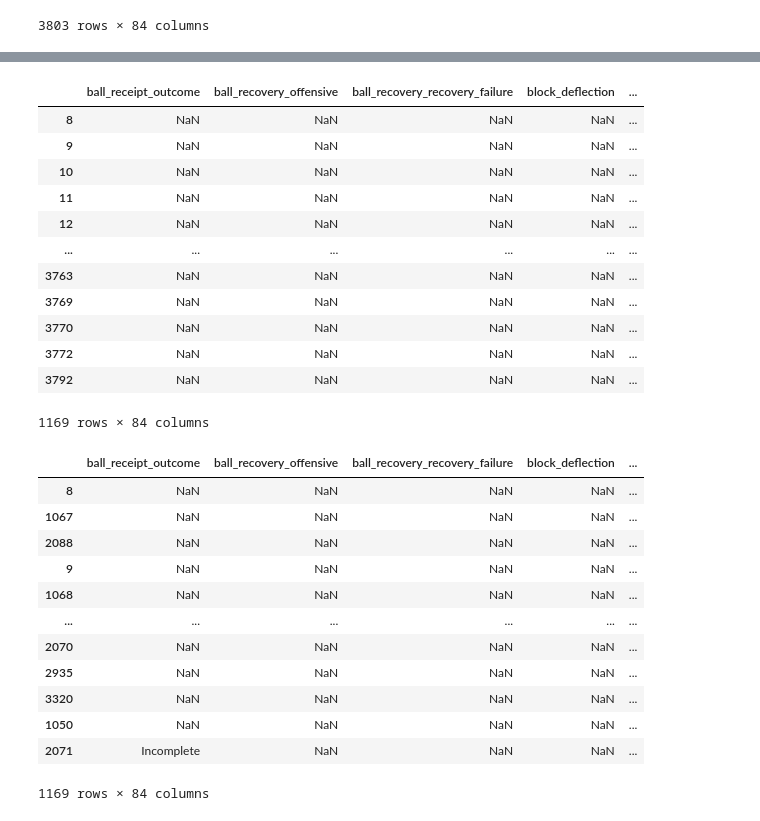
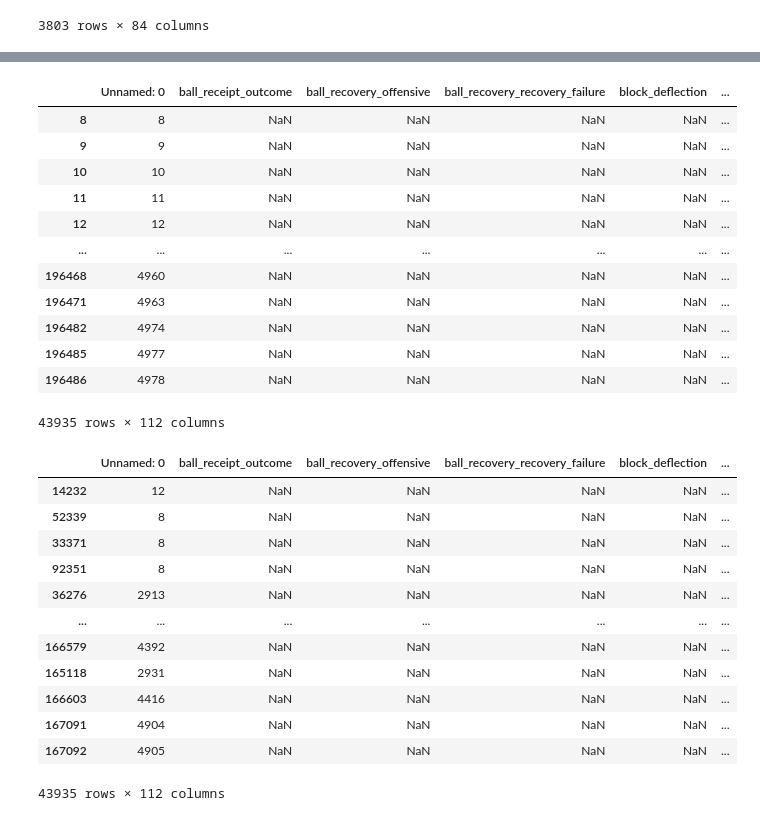
Before and after one commit to ryaa2020/Throw-ins-Gain-the-Upper-Hand, a Jupyter notebook: firstContact.ipynb, the cells around one changed output, grey strips where cells are left out. Cells and saved outputs as stored; diff of their text form; code cells hidden in the pictures.

```diff
--- a/firstContact.ipynb
+++ b/firstContact.ipynb
@@ -67,3 +68,6 @@ Data columns (total 84 columns):
  83  under_pressure                  788 non-null    object
 dtypes: float64(5), int64(7), object(72)
 memory usage: 2.4+ MB
+# %%
+df_allData = pd.read_csv('fulldata.csv')
+df_allData
@@ -70,35 +88,35 @@ memory usage: 2.4+ MB
 # %%
-df_throwIn = df_events.loc[df_events['play_pattern'] == 'From Throw In']
+df_throwIn = df_allData.loc[df_allData['play_pattern'] == 'From Throw In']
 df_throwIn
 # %% [output]
-|  | ball_receipt_outcome | ball_recovery_offensive | ball_recovery_recovery_failure | block_deflection | ... |
-| 8 | NaN | NaN | NaN | NaN | ... |
-| 9 | NaN | NaN | NaN | NaN | ... |
-| 10 | NaN | NaN | NaN | NaN | ... |
-| 11 | NaN | NaN | NaN | NaN | ... |
-| 12 | NaN | NaN | NaN | NaN | ... |
-| ... | ... | ... | ... | ... | ... |
-| 3763 | NaN | NaN | NaN | NaN | ... |
-| 3769 | NaN | NaN | NaN | NaN | ... |
-| 3770 | NaN | NaN | NaN | NaN | ... |
-| 3772 | NaN | NaN | NaN | NaN | ... |
-| 3792 | NaN | NaN | NaN | NaN | ... |
+|  | Unnamed: 0 | ball_receipt_outcome | ball_recovery_offensive | ball_recovery_recovery_failure | block_deflection | ... |
+| 8 | 8 | NaN | NaN | NaN | NaN | ... |
+| 9 | 9 | NaN | NaN | NaN | NaN | ... |
+| 10 | 10 | NaN | NaN | NaN | NaN | ... |
+| 11 | 11 | NaN | NaN | NaN | NaN | ... |
+| 12 | 12 | NaN | NaN | NaN | NaN | ... |
+| ... | ... | ... | ... | ... | ... | ... |
+| 196468 | 4960 | NaN | NaN | NaN | NaN | ... |
+| 196471 | 4963 | NaN | NaN | NaN | NaN | ... |
+| 196482 | 4974 | NaN | NaN | NaN | NaN | ... |
+| 196485 | 4977 | NaN | NaN | NaN | NaN | ... |
+| 196486 | 4978 | NaN | NaN | NaN | NaN | ... |
-1169 rows × 84 columns
+43935 rows × 112 columns
 # %%
-df_throwIn_sort = df_throwIn.sort_values(by = "index")
-df_throwIn_sort
+# df_throwIn_sort = df_throwIn.sort_values(by = "index")
+# df_throwIn_sort
 # %% [output]
-|  | ball_receipt_outcome | ball_recovery_offensive | ball_recovery_recovery_failure | block_deflection | ... |
-| 8 | NaN | NaN | NaN | NaN | ... |
-| 1067 | NaN | NaN | NaN | NaN | ... |
-| 2088 | NaN | NaN | NaN | NaN | ... |
-| 9 | NaN | NaN | NaN | NaN | ... |
-| 1068 | NaN | NaN | NaN | NaN | ... |
-| ... | ... | ... | ... | ... | ... |
-| 2070 | NaN | NaN | NaN | NaN | ... |
-| 2935 | NaN | NaN | NaN | NaN | ... |
-| 3320 | NaN | NaN | NaN | NaN | ... |
-| 1050 | NaN | NaN | NaN | NaN | ... |
-| 2071 | Incomplete | NaN | NaN | NaN | ... |
+|  | Unnamed: 0 | ball_receipt_outcome | ball_recovery_offensive | ball_recovery_recovery_failure | block_deflection | ... |
+| 14232 | 12 | NaN | NaN | NaN | NaN | ... |
+| 52339 | 8 | NaN | NaN | NaN | NaN | ... |
+| 33371 | 8 | NaN | NaN | NaN | NaN | ... |
+| 92351 | 8 | NaN | NaN | NaN | NaN | ... |
+| 36276 | 2913 | NaN | NaN | NaN | NaN | ... |
+| ... | ... | ... | ... | ... | ... | ... |
+| 166579 | 4392 | NaN | NaN | NaN | NaN | ... |
+| 165118 | 2931 | NaN | NaN | NaN | NaN | ... |
+| 166603 | 4416 | NaN | NaN | NaN | NaN | ... |
+| 167091 | 4904 | NaN | NaN | NaN | NaN | ... |
+| 167092 | 4905 | NaN | NaN | NaN | NaN | ... |
-1169 rows × 84 columns
+43935 rows × 112 columns
 # %%
```
Also changed, not shown: parts of 21 cells of this notebook, 2 other files.
